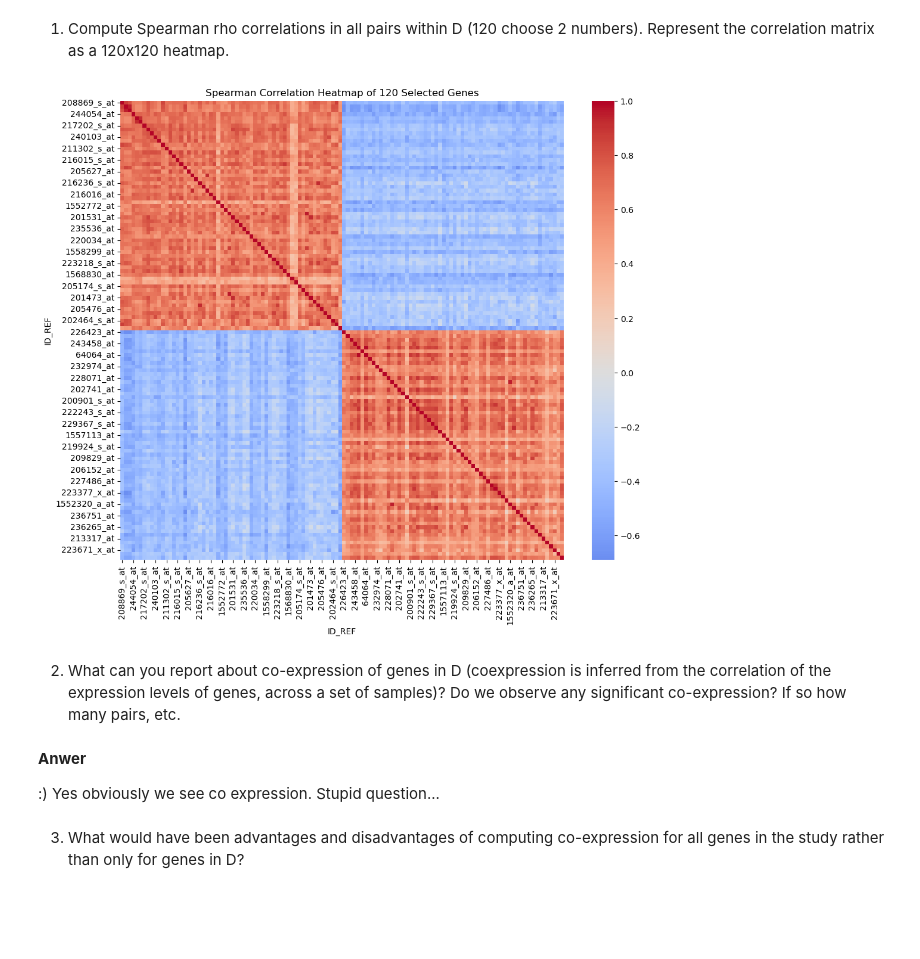
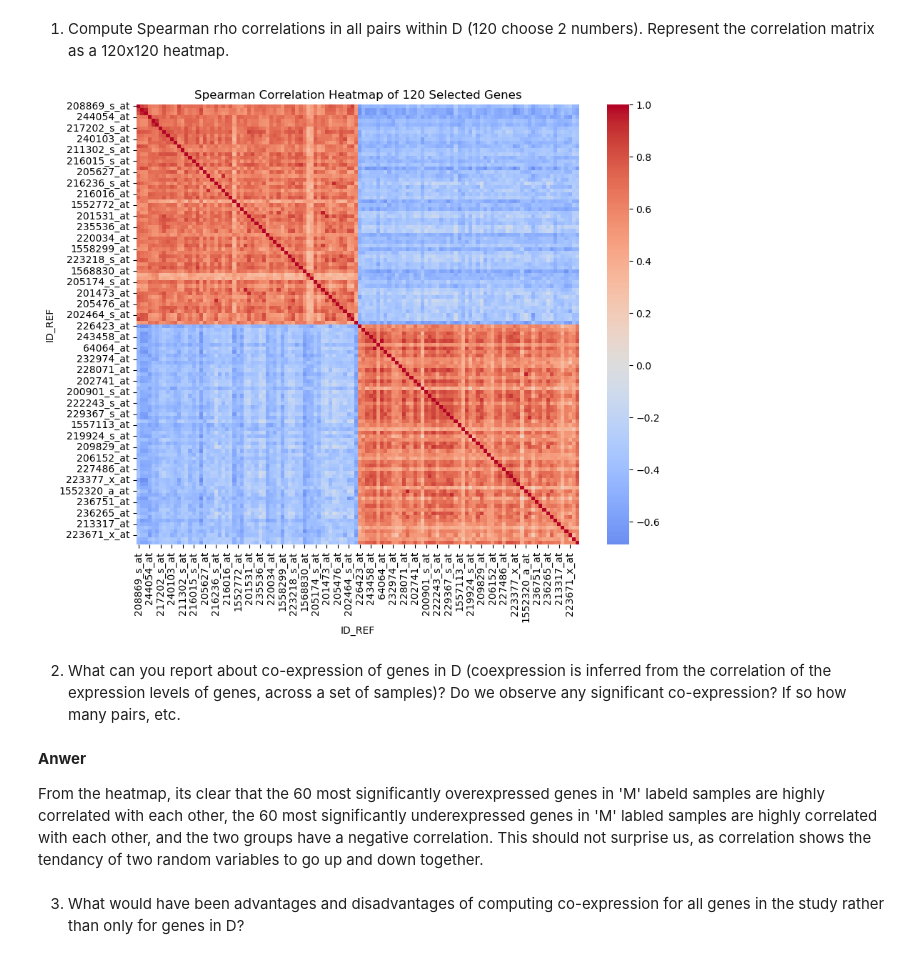
Before and after one commit to matanyaw9/iml_project, a Jupyter notebook: part_1.ipynb, the cells around one changed output. Drawn from its saved outputs; the diff is of its cells as text; code cells hidden in the pictures; blank space fills up the shorter version.

```diff
--- a/part_1.ipynb
+++ b/part_1.ipynb
@@ -303,8 +302,8 @@ genes, D, which is the union of the above two sets.
 # %%
 most_significant_genes_overexpressed = p_values.loc[genes_overexpressed_in_disease_wilcoxon].sort_values(by='p_wilcoxon_disease_greater').index[:60]
 most_significant_genes_underexpressed = p_values.loc[genes_underexpressed_in_disease_wilcoxon].sort_values(by='p_wilcoxon_healthy_greater').index[:60]
-most_significant_genes = most_significant_genes_overexpressed.union(most_significant_genes_underexpressed, sort=False)
-most_significant_genes
+D_most_significant_genes = most_significant_genes_overexpressed.union(most_significant_genes_underexpressed, sort=False)
+D_most_significant_genes
 # %% [output]
 Index(['208869_s_at', '216248_s_at', '204622_x_at', '244054_at', '203887_s_at',
        '203888_at', '217202_s_at', '203574_at', '241279_at', '240103_at',
@@ -317,25 +316,24 @@ Index(['208869_s_at', '216248_s_at', '204622_x_at', '244054_at', '203887_s_at',
 choose 2 numbers). Represent the correlation matrix as a 120x120
 heatmap.
 # %%
-corr_matrix = cleaned_df.loc[most_significant_genes].T.corr(method='spearman')
+spearman_corr_matrix = cleaned_df.loc[D_most_significant_genes].T.corr(method='spearman')
 
-plt.figure(figsize=(12, 10))
-sns.heatmap(corr_matrix, cmap='coolwarm', center=0)
+plt.figure(figsize=(10, 8))
+sns.heatmap(spearman_corr_matrix, cmap='coolwarm', center=0)
 plt.title("Spearman Correlation Heatmap of 120 Selected Genes")
 plt.show()
 # %% [output]
-[figure, old version]
+[figure, new version]
 # %% [markdown]
 2) What can you report about co-expression of genes in D (coexpression
 is inferred from the correlation of the expression
 levels of genes, across a set of samples)? Do we observe
 any significant co-expression? If so how many pairs, etc.
-# %% [markdown]
-__Anwer__
-
-
-:)
-Yes obviously we see co expression. Stupid question...
+# %% [markdown]
+__Anwer__
+
+
+From the heatmap, its clear that the 60 most significantly overexpressed genes in 'M' labeld samples are highly correlated with each other, the 60 most significantly underexpressed genes in 'M' labled samples are highly correlated with each other, and the two groups have a negative correlation. This should not surprise us, as correlation shows the tendancy of two random variables to go up and down together.
 # %% [markdown]
 3) What would have been advantages and disadvantages of
 computing co-expression for all genes in the study rather
```
Also changed, not shown: parts of 3 cells of this notebook.
